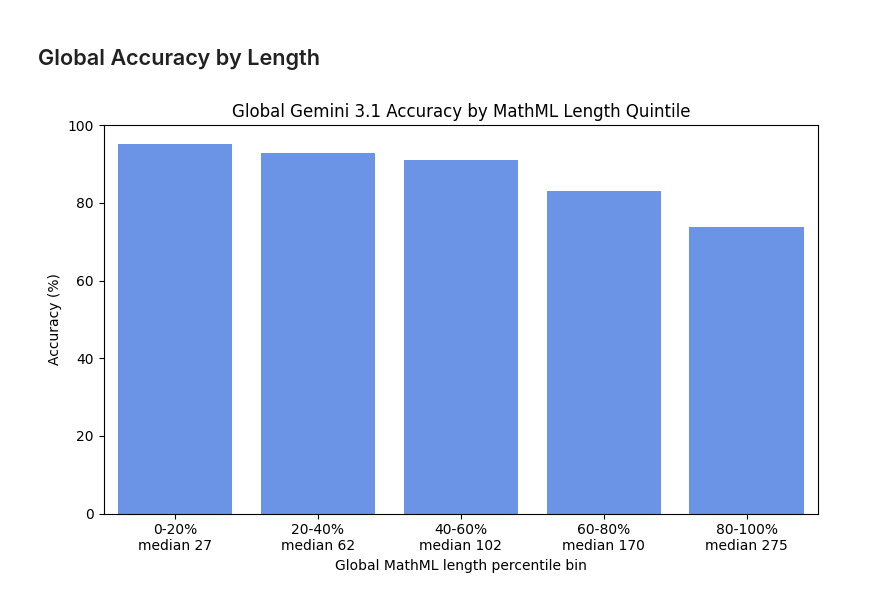
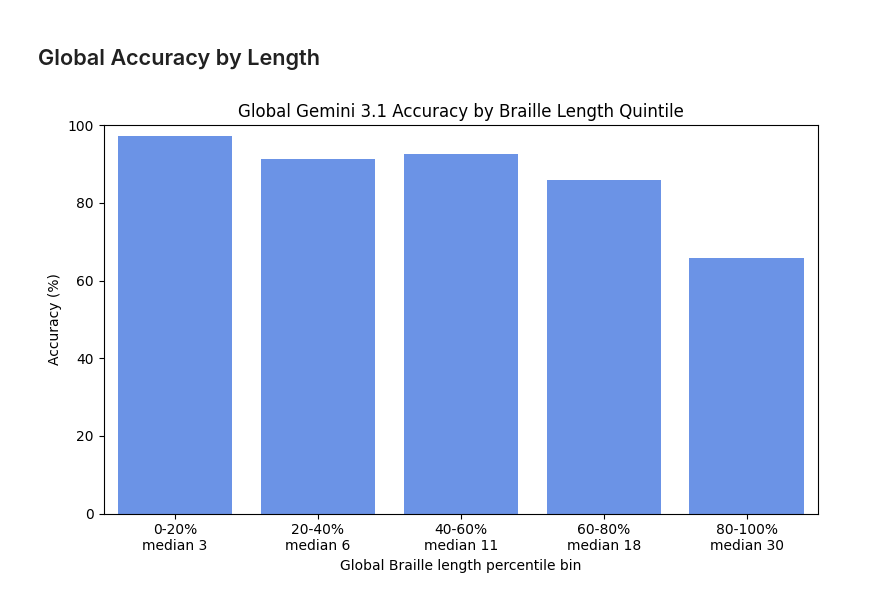
Before and after one commit to NSoiffer/MathMLData, a Jupyter notebook: analysis/Gemini3.1_analysis_by_length.ipynb, the cells around one changed output. Drawn from its saved outputs; the diff is of its cells as text; code cells hidden in the pictures.

```diff
--- a/analysis/Gemini3.1_analysis_by_length.ipynb
+++ b/analysis/Gemini3.1_analysis_by_length.ipynb
@@ -85,7 +85,7 @@ for spec in RESULT_SPECS:
 
 df = pd.DataFrame(rows)
 df["length_bin"] = (
-    df.groupby("case", group_keys=False)["mathml_length"]
+    df.groupby("case", group_keys=False)["braille_length"]
     .apply(lambda s: pd.qcut(s, q=5, labels=QUINTILE_LABELS, duplicates="drop"))
 )
 # %% [markdown]
@@ -189,39 +189,39 @@ plt.show()
 ## Global Accuracy by Length
 # %%
 df["global_length_bin"] = pd.qcut(
-    df["mathml_length"],
+    df["braille_length"],
     q=5,
     labels=QUINTILE_LABELS,
     duplicates="drop",
 )
 
 global_summary = (
     df.groupby("global_length_bin", observed=True, as_index=False)
     .agg(
         total=("is_success", "size"),
         correct=("is_success", "sum"),
         success_rate=("is_success", "mean"),
-        median_mathml_length=("mathml_length", "median"),
+        median_braille_length=("braille_length", "median"),
     )
 )
 global_summary["success_rate_pct"] = (global_summary["success_rate"] * 100).round(2)
 global_summary = global_summary.sort_values("global_length_bin")
 global_summary["length_bin_label"] = global_summary.apply(
-    lambda row: f"{row['global_length_bin']}\nmedian {int(row['median_mathml_length'])}",
+    lambda row: f"{row['global_length_bin']}\nmedian {int(row['median_braille_length'])}",
     axis=1,
 )
 
 plt.figure(figsize=(8, 5))
 sns.barplot(
     data=global_summary,
     x="length_bin_label",
     y="success_rate_pct",
 )
-plt.title("Global Gemini 3.1 Accuracy by MathML Length Quintile")
-plt.xlabel("Global MathML length percentile bin")
+plt.title("Global Gemini 3.1 Accuracy by Braille Length Quintile")
+plt.xlabel("Global Braille length percentile bin")
 plt.ylabel("Accuracy (%)")
 plt.ylim(0, 100)
 plt.tight_layout()
 plt.show()
 # %% [output]
-[figure, old version]
+[figure, new version]
```
Also changed, not shown: parts of 6 cells of this notebook.
